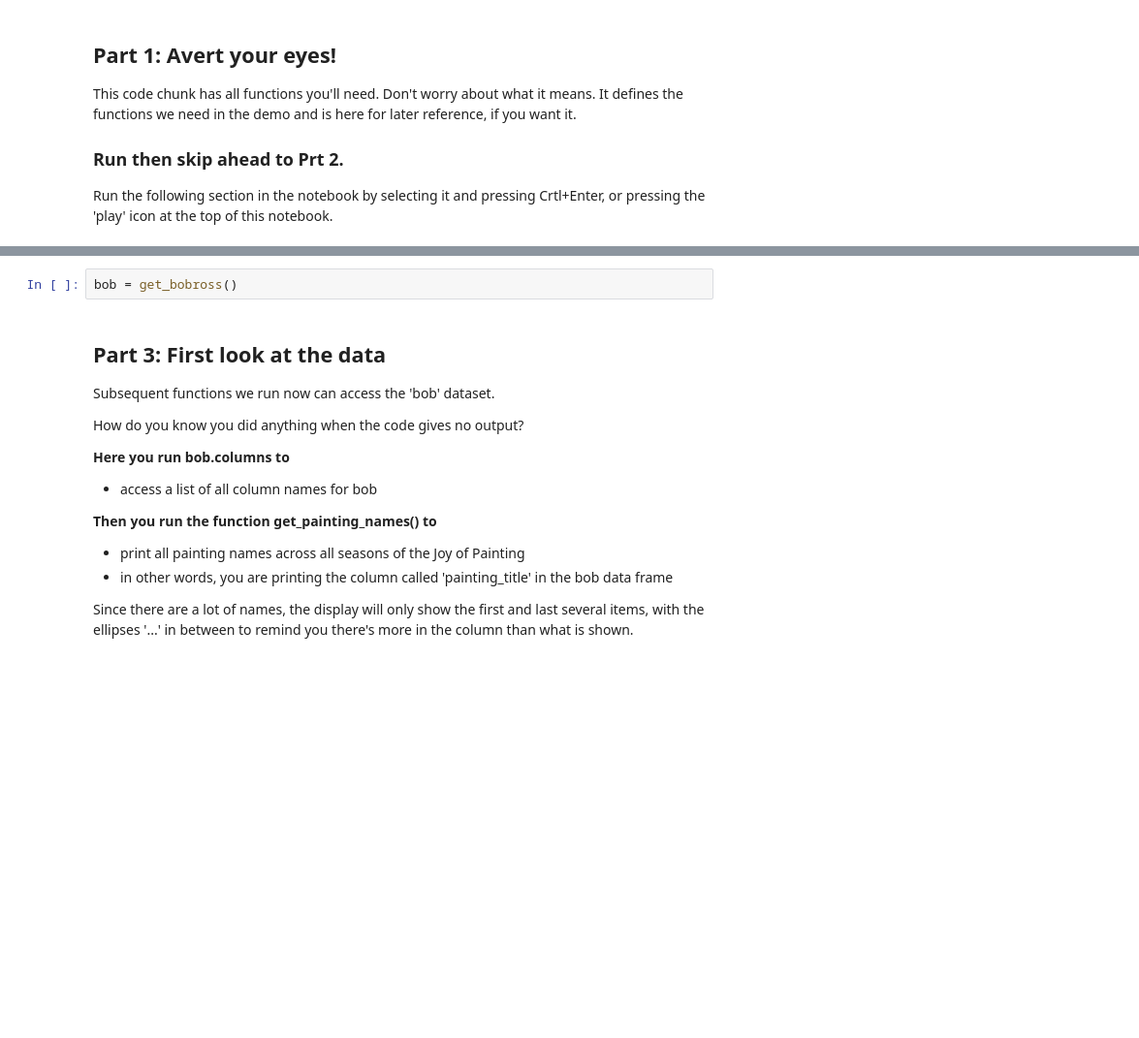
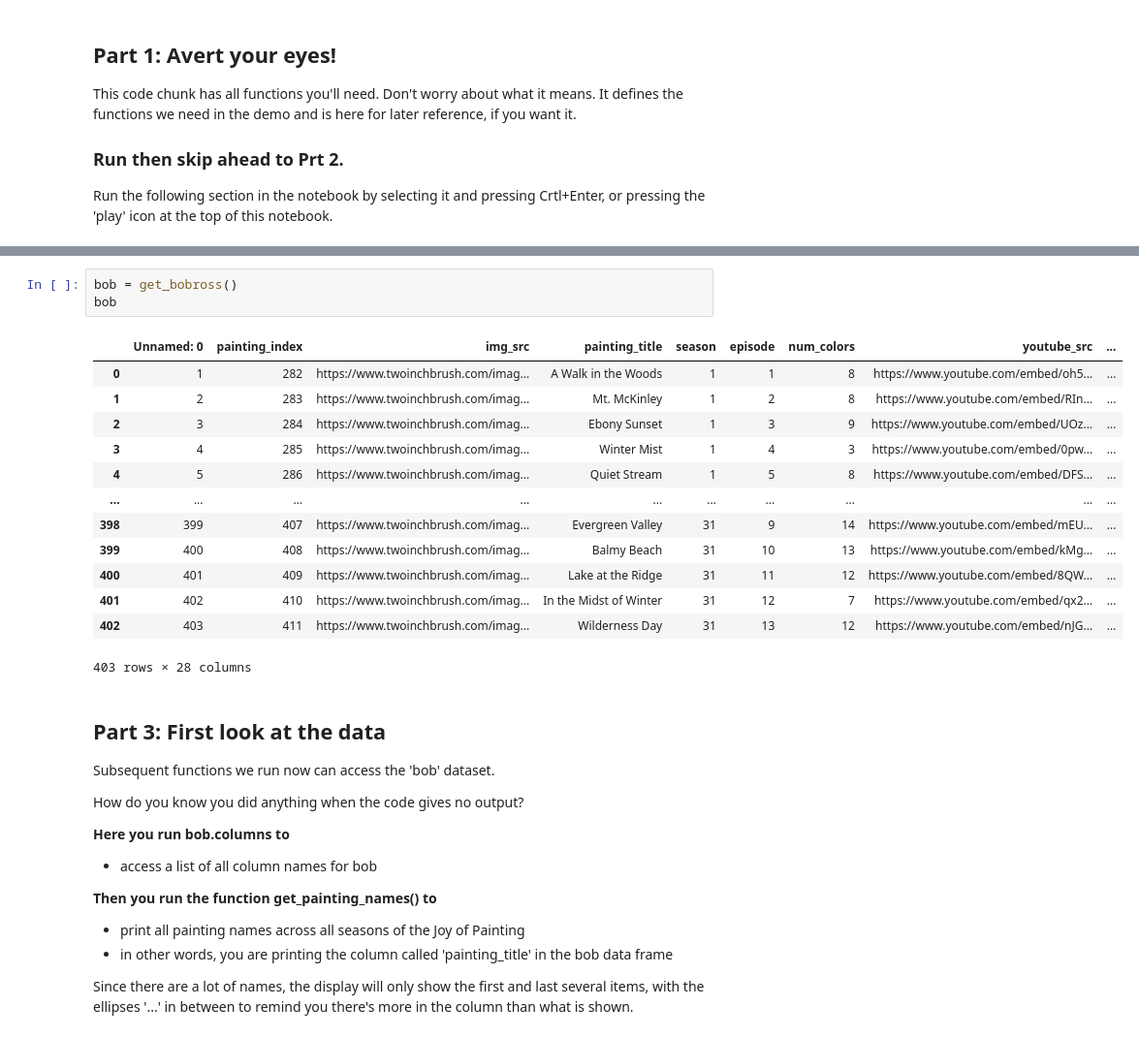
Before and after one commit to brendanrbrown/ncssm_sessions, a Jupyter notebook: demos/bobross_py.ipynb, the cells around one changed output, grey strips where cells are left out. Shown: that part at 97% size. Cells and saved outputs as stored; diff of their text form; blank space fills up the shorter version.

```diff
--- a/demos/bobross_py.ipynb
+++ b/demos/bobross_py.ipynb
@@ -205,6 +207,21 @@ Think of it as a spreadsheet. It has rows and columns, and each cell holds some
 Image source: pandas.pydata.org
 # %%
 bob = get_bobross()
+bob
+# %% [output]
+|  | Unnamed: 0 | painting_index | img_src | painting_title | season | episode | num_colors | youtube_src | ... |
+| 0 | 1 | 282 | https://www.twoinchbrush.com/imag... | A Walk in the Woods | 1 | 1 | 8 | https://www.youtube.com/embed/oh5... | ... |
+| 1 | 2 | 283 | https://www.twoinchbrush.com/imag... | Mt. McKinley | 1 | 2 | 8 | https://www.youtube.com/embed/RIn... | ... |
+| 2 | 3 | 284 | https://www.twoinchbrush.com/imag... | Ebony Sunset | 1 | 3 | 9 | https://www.youtube.com/embed/UOz... | ... |
+| 3 | 4 | 285 | https://www.twoinchbrush.com/imag... | Winter Mist | 1 | 4 | 3 | https://www.youtube.com/embed/0pw... | ... |
+| 4 | 5 | 286 | https://www.twoinchbrush.com/imag... | Quiet Stream | 1 | 5 | 8 | https://www.youtube.com/embed/DFS... | ... |
+| ... | ... | ... | ... | ... | ... | ... | ... | ... | ... |
+| 398 | 399 | 407 | https://www.twoinchbrush.com/imag... | Evergreen Valley | 31 | 9 | 14 | https://www.youtube.com/embed/mEU... | ... |
+| 399 | 400 | 408 | https://www.twoinchbrush.com/imag... | Balmy Beach | 31 | 10 | 13 | https://www.youtube.com/embed/kMg... | ... |
+| 400 | 401 | 409 | https://www.twoinchbrush.com/imag... | Lake at the Ridge | 31 | 11 | 12 | https://www.youtube.com/embed/8QW... | ... |
+| 401 | 402 | 410 | https://www.twoinchbrush.com/imag... | In the Midst of Winter | 31 | 12 | 7 | https://www.youtube.com/embed/qx2... | ... |
+| 402 | 403 | 411 | https://www.twoinchbrush.com/imag... | Wilderness Day | 31 | 13 | 12 | https://www.youtube.com/embed/nJG... | ... |
+403 rows × 28 columns
 # %% [markdown]
 ## Part 3: First look at the data
 
```
Also changed, not shown: parts of 15 cells of this notebook.
